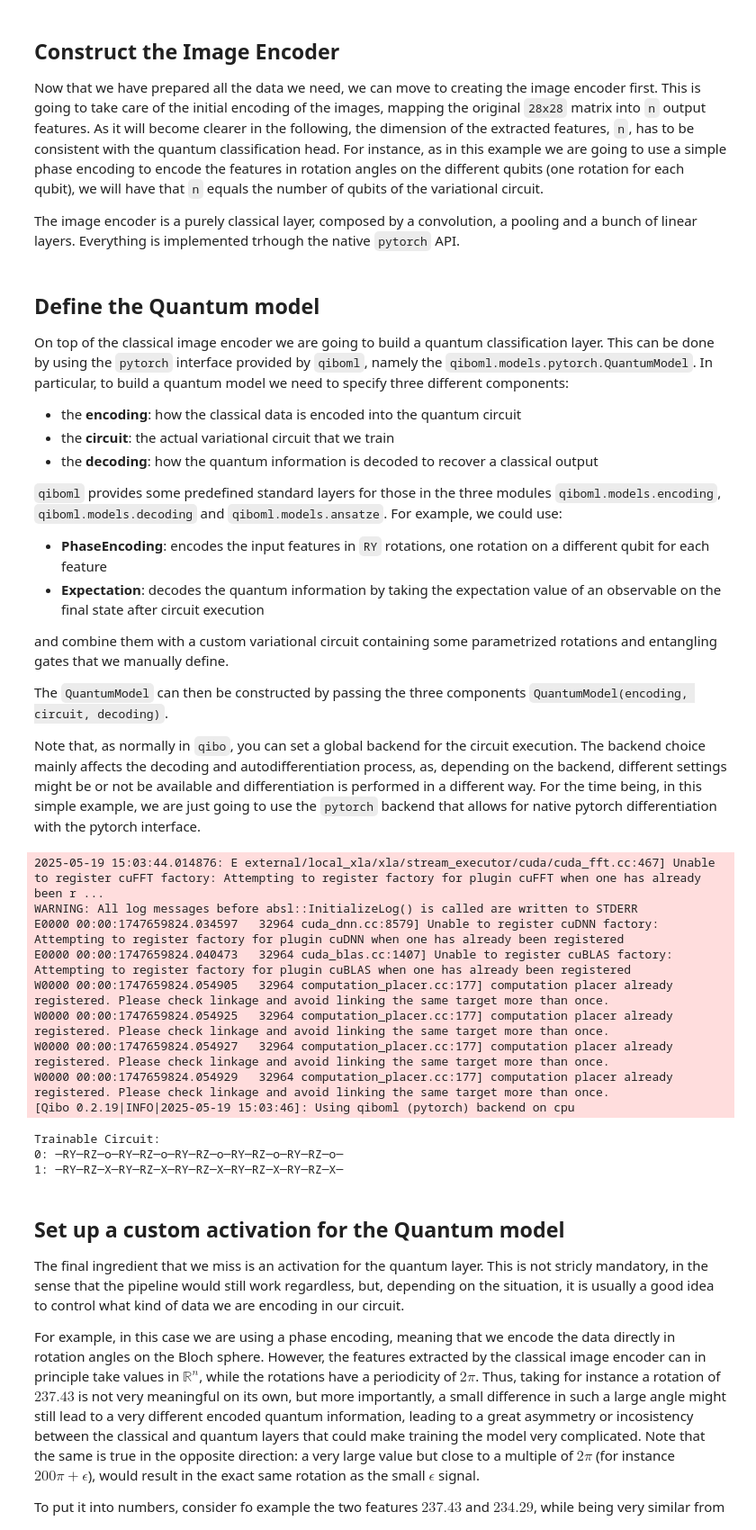
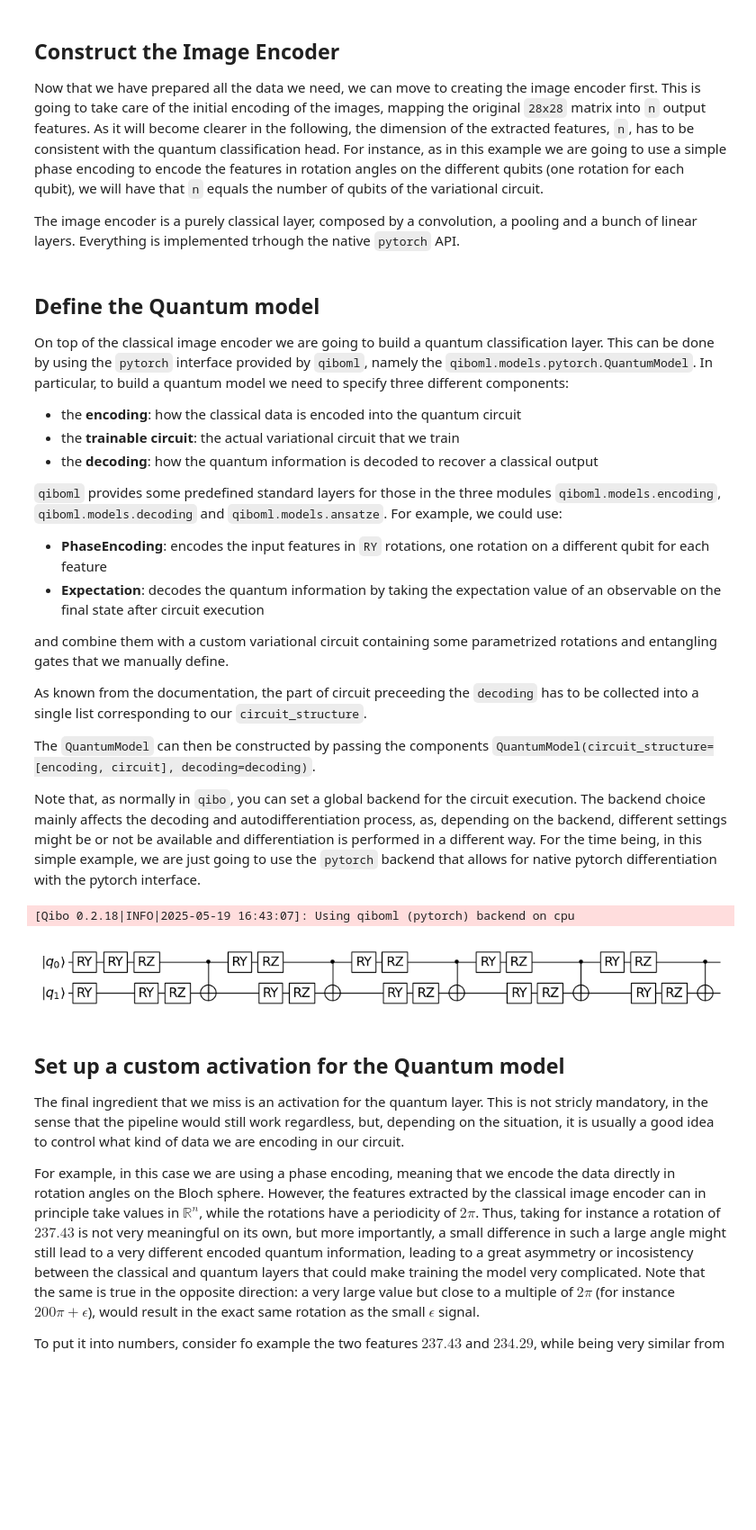
Before and after one commit to qiboteam/qiboml, a Jupyter notebook: doc/source/tutorials/binary_mnist.ipynb, the cells around one changed output. Shown at 90% size. Saved outputs shown, nothing was run; the diff lists cells and outputs as text; code cells hidden in the pictures; blank space fills up the shorter version.

Commit message:
docs: adapt the docs to circuit structure and update the mnist example as well

```diff
--- a/doc/source/tutorials/binary_mnist.ipynb
+++ b/doc/source/tutorials/binary_mnist.ipynb
@@ -103,7 +104,7 @@ img_encoder = ImageEncoder().double()
 On top of the classical image encoder we are going to build a quantum classification layer. This can be done by using the `pytorch` interface provided by `qiboml`, namely the `qiboml.models.pytorch.QuantumModel`. In particular, to build a quantum model we need to specify three different components:
 
 - the **encoding**: how the classical data is encoded into the quantum circuit
-- the **circuit**: the actual variational circuit that we train
+- the **trainable circuit**: the actual variational circuit that we train
 - the **decoding**: how the quantum information is decoded to recover a classical output
 
 `qiboml` provides some predefined standard layers for those in the three modules `qiboml.models.encoding`, `qiboml.models.decoding` and `qiboml.models.ansatze`. For example, we could use:
@@ -113,7 +114,9 @@ On top of the classical image encoder we are going to build a quantum classifica
 
 and combine them with a custom variational circuit containing some parametrized rotations and entangling gates that we manually define.
 
-The `QuantumModel` can then be constructed by passing the three components `QuantumModel(encoding, circuit, decoding)`.
+As known from the documentation, the part of circuit preceeding the `decoding` has to be collected into a single list corresponding to our `circuit_structure`.
+
+The `QuantumModel` can then be constructed by passing the components `QuantumModel(circuit_structure=[encoding, circuit], decoding=decoding)`.
 
 Note that, as normally in `qibo`, you can set a global backend for the circuit execution. The backend choice mainly affects the decoding and autodifferentiation process, as, depending on the backend, different settings might be or not be available and differentiation is performed in a different way. For the time being, in this simple example, we are just going to use the `pytorch` backend that allows for native pytorch differentiation with the pytorch interface.
 # %%
@@ -140,47 +143,37 @@ set_backend(backend="qiboml", platform="pytorch")
 # features extracted on the preceding layer, i.e. the
 # outputs of the image encoder
 nqubits = n_out_features
 encoding = PhaseEncoding(nqubits=nqubits)
 
 # we construct a trainable parametrized circuit
 # that is the core of our quantum model
 circuit = Circuit(nqubits)
 for _ in range(5):
     for q in range(nqubits):
         circuit.add(gates.RY(q, theta=np.random.randn() * np.pi))
         circuit.add(gates.RZ(q, theta=np.random.randn() * np.pi))
     circuit.add(gates.CNOT(0,1))
-print("Trainable Circuit:")
-circuit.draw()
 
 # and finally we need a decoder to decode the quantum
 # information and extract the classical predictions,
 # for instance the expectation value calculation
 
 # for this we need to define the observable we wish to
 # measure
 observable = SymbolicHamiltonian(Z(0), nqubits=nqubits)
 # and then construct the expectation decoder
 decoding = Expectation(nqubits=nqubits, observable=observable)
 
 # we can then build the complete quantum model
 q_model = QuantumModel(
     circuit_structure=[encoding, circuit],
     decoding=decoding
 )
+
+_ = q_model.draw()
 # %% [output]
-2025-05-19 15:03:44.014876: E external/local_xla/xla/stream_executor/cuda/cuda_fft.cc:467] Unable to register cuFFT factory: Attempting to register factory for plugin cuFFT when one has already been r ...
-WARNING: All log messages before absl::InitializeLog() is called are written to STDERR
-E0000 00:00:1747659824.034597   32964 cuda_dnn.cc:8579] Unable to register cuDNN factory: Attempting to register factory for plugin cuDNN when one has already been registered
-E0000 00:00:1747659824.040473   32964 cuda_blas.cc:1407] Unable to register cuBLAS factory: Attempting to register factory for plugin cuBLAS when one has already been registered
-W0000 00:00:1747659824.054905   32964 computation_placer.cc:177] computation placer already registered. Please check linkage and avoid linking the same target more than once.
-W0000 00:00:1747659824.054925   32964 computation_placer.cc:177] computation placer already registered. Please check linkage and avoid linking the same target more than once.
-W0000 00:00:1747659824.054927   32964 computation_placer.cc:177] computation placer already registered. Please check linkage and avoid linking the same target more than once.
-W0000 00:00:1747659824.054929   32964 computation_placer.cc:177] computation placer already registered. Please check linkage and avoid linking the same target more than once.
-[Qibo 0.2.19|INFO|2025-05-19 15:03:46]: Using qiboml (pytorch) backend on cpu
+[Qibo 0.2.18|INFO|2025-05-19 16:43:07]: Using qiboml (pytorch) backend on cpu
-Trainable Circuit:
-0: ─RY─RZ─o─RY─RZ─o─RY─RZ─o─RY─RZ─o─RY─RZ─o─
-1: ─RY─RZ─X─RY─RZ─X─RY─RZ─X─RY─RZ─X─RY─RZ─X─
+[figure, added]
 # %% [markdown]
 ## Set up a custom activation for the Quantum model
 
```
Also changed, not shown: parts of 5 cells of this notebook, 5 other files.
